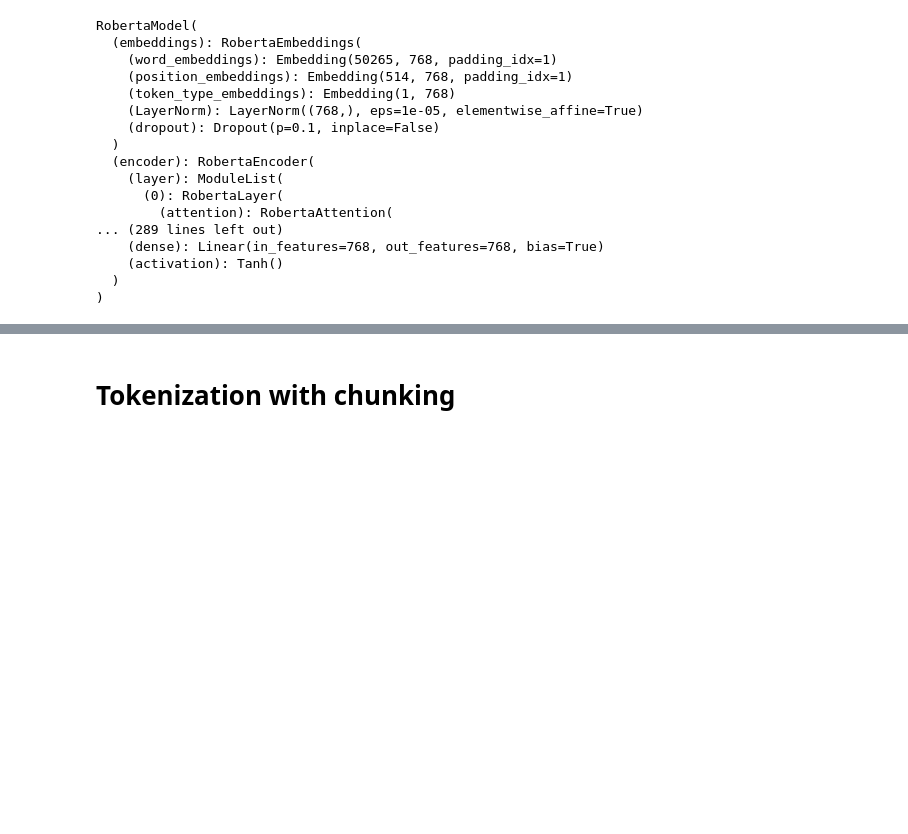
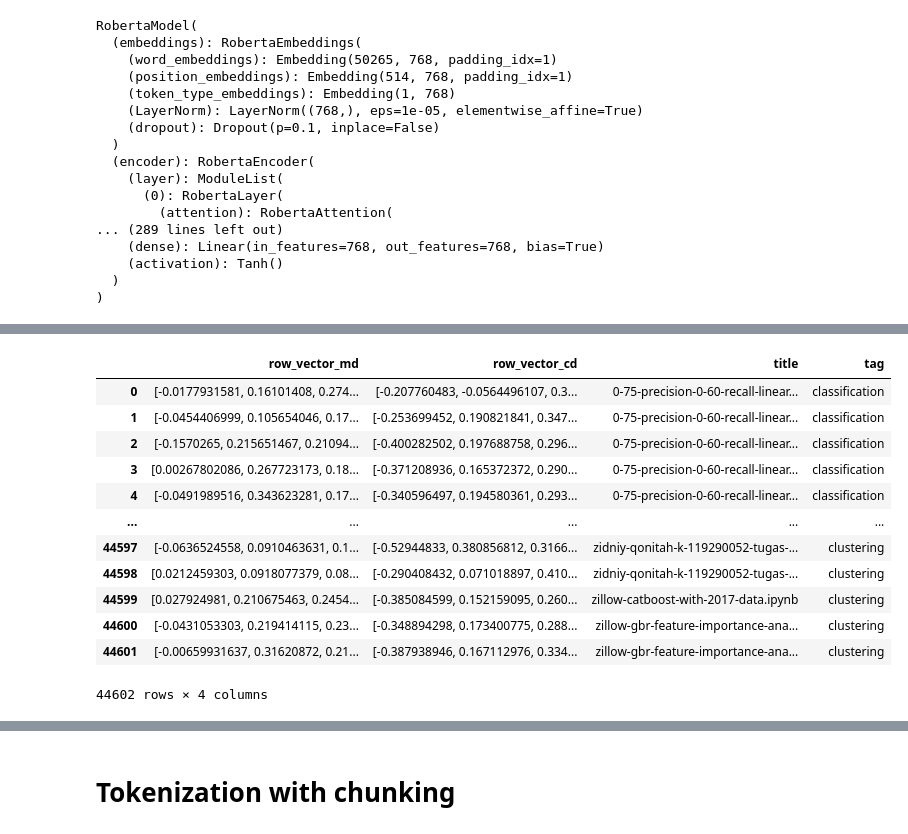
Before and after one commit to dikraMasrour/NotebookDocGen, a Jupyter notebook: Classification_Task/notebooks/09-Improving_results.ipynb, the cells around one changed output, grey strips where cells are left out. Drawn from its saved outputs; the diff is of its cells as text; code cells hidden in the pictures; blank space fills up the shorter version.

```diff
--- a/Classification_Task/notebooks/09-Improving_results.ipynb
+++ b/Classification_Task/notebooks/09-Improving_results.ipynb
@@ -357,4 +357,37 @@ data_improved
 44602 rows × 4 columns
+# %%
+def convert_to_list(l):
+    for index,value in enumerate(l):
+        if value =='':
+            l.remove(value)
+        else :
+            l[index] = float(re.sub(r"\n",'',str(value)))
+    return l
+# %%
+def convert(my_data):
+
+    for i in my_data.index:
+        L1 = convert_to_list(my_data.loc[i]['row_vector_md'])
+        L2 = convert_to_list(my_data.loc[i]['row_vector_cd'])
+        my_data.loc[i]['row_vector_md'] = L1
+        my_data.loc[i]['row_vector_cd'] = L2
+# %%
+convert(data_improved)
+data_improved
+# %% [output]
+|  | row_vector_md | row_vector_cd | title | tag |
+| 0 | [-0.0177931581, 0.16101408, 0.274... | [-0.207760483, -0.0564496107, 0.3... | 0-75-precision-0-60-recall-linear... | classification |
+| 1 | [-0.0454406999, 0.105654046, 0.17... | [-0.253699452, 0.190821841, 0.347... | 0-75-precision-0-60-recall-linear... | classification |
+| 2 | [-0.1570265, 0.215651467, 0.21094... | [-0.400282502, 0.197688758, 0.296... | 0-75-precision-0-60-recall-linear... | classification |
+| 3 | [0.00267802086, 0.267723173, 0.18... | [-0.371208936, 0.165372372, 0.290... | 0-75-precision-0-60-recall-linear... | classification |
+| 4 | [-0.0491989516, 0.343623281, 0.17... | [-0.340596497, 0.194580361, 0.293... | 0-75-precision-0-60-recall-linear... | classification |
+| ... | ... | ... | ... | ... |
+| 44597 | [-0.0636524558, 0.0910463631, 0.1... | [-0.52944833, 0.380856812, 0.3166... | zidniy-qonitah-k-119290052-tugas-... | clustering |
+| 44598 | [0.0212459303, 0.0918077379, 0.08... | [-0.290408432, 0.071018897, 0.410... | zidniy-qonitah-k-119290052-tugas-... | clustering |
+| 44599 | [0.027924981, 0.210675463, 0.2454... | [-0.385084599, 0.152159095, 0.260... | zillow-catboost-with-2017-data.ipynb | clustering |
+| 44600 | [-0.0431053303, 0.219414115, 0.23... | [-0.348894298, 0.173400775, 0.288... | zillow-gbr-feature-importance-ana... | clustering |
+| 44601 | [-0.00659931637, 0.31620872, 0.21... | [-0.387938946, 0.167112976, 0.334... | zillow-gbr-feature-importance-ana... | clustering |
+44602 rows × 4 columns
 # %%
 def group_and_avg(df):
     grp_avg_embedding = []
```
Also changed, not shown: parts of 18 cells of this notebook, 3 other files.
